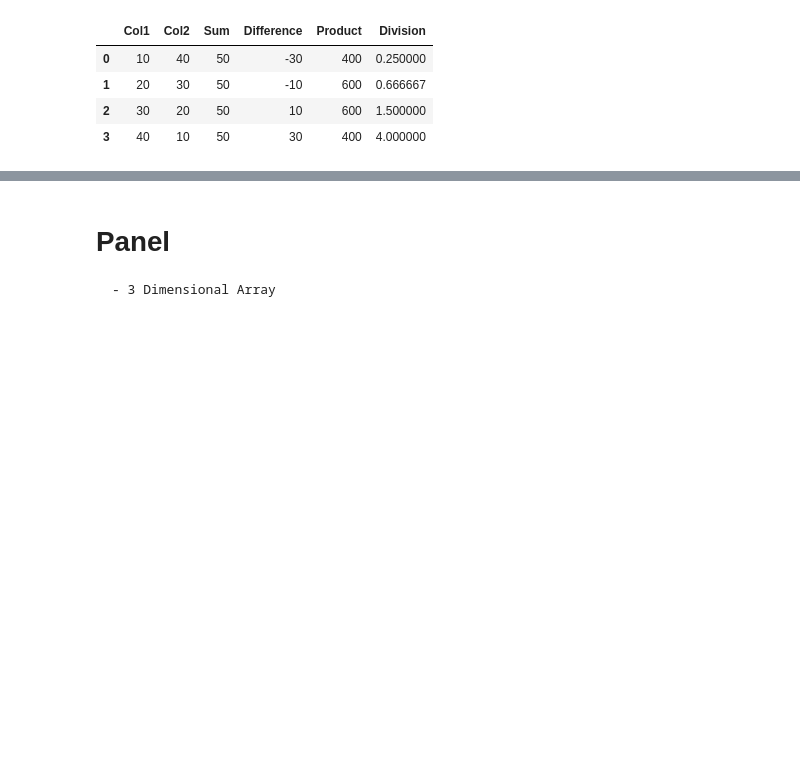
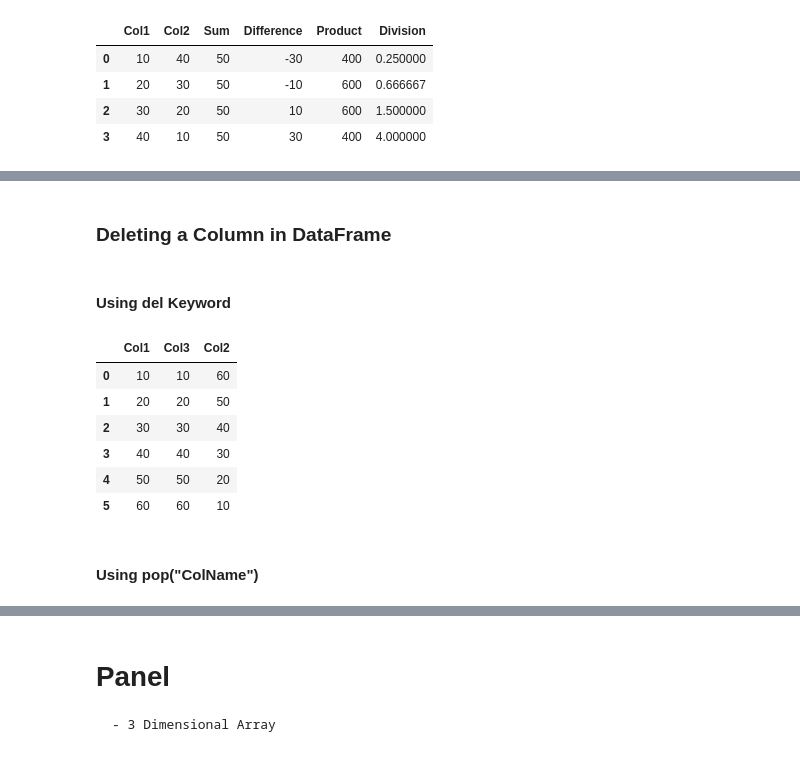
Before and after one commit to RealHaroon/Data-Analytics, a Jupyter notebook: Notebooks/Pandas/Pandas Datastructure.ipynb, the cells around one changed output, grey strips where cells are left out. Cells and saved outputs as stored; diff of their text form; code cells hidden in the pictures; blank space fills up the shorter version.

```diff
--- a/Notebooks/Pandas/Pandas Datastructure.ipynb
+++ b/Notebooks/Pandas/Pandas Datastructure.ipynb
@@ -214,0 +252,17 @@ df
+# %% [markdown]
+### Deleting a Column in DataFrame
+# %% [markdown]
+#### Using del Keyword
+# %%
+del df["Col4"]
+df
+# %% [output]
+|  | Col1 | Col3 | Col2 |
+| 0 | 10 | 10 | 60 |
+| 1 | 20 | 20 | 50 |
+| 2 | 30 | 30 | 40 |
+| 3 | 40 | 40 | 30 |
+| 4 | 50 | 50 | 20 |
+| 5 | 60 | 60 | 10 |
+# %% [markdown]
+#### Using pop("ColName")
```
Also changed, not shown: parts of 8 cells of this notebook.
